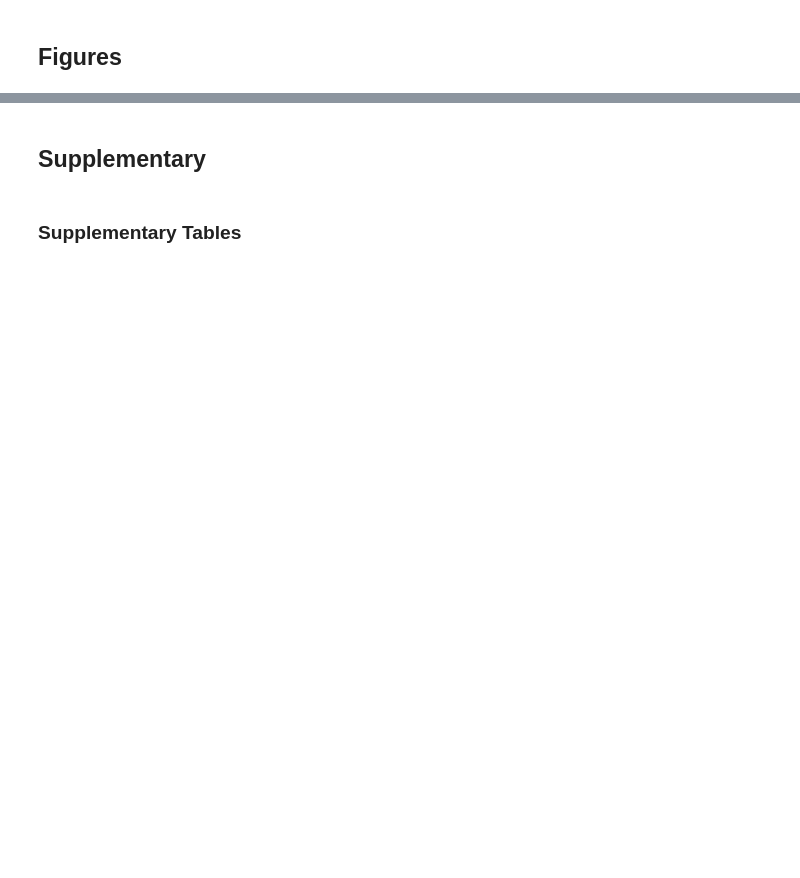
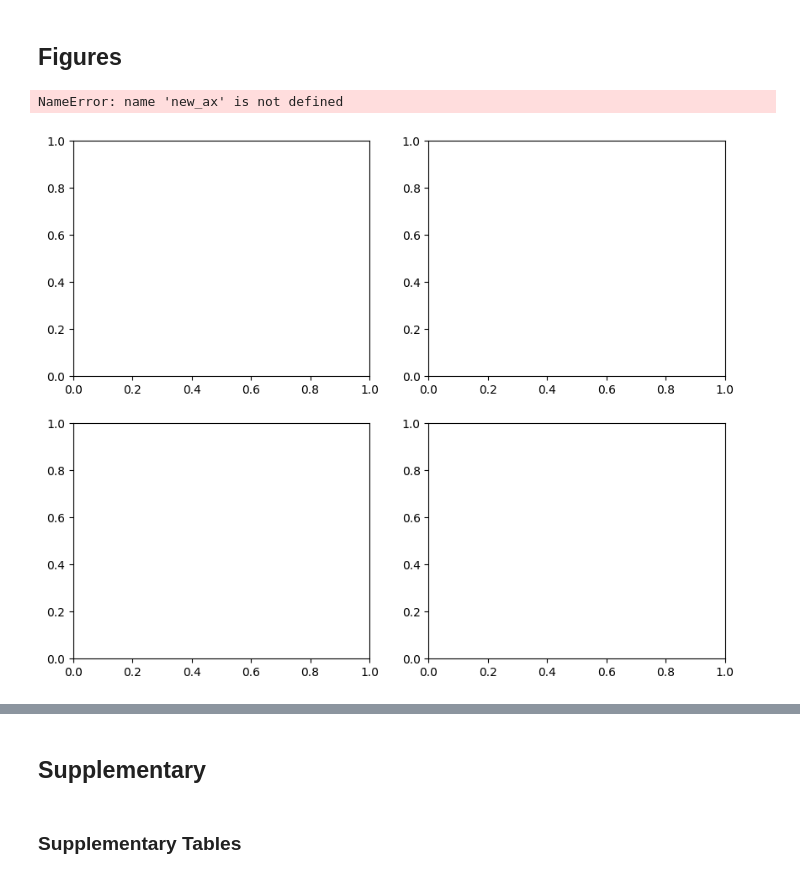
Before and after one commit to dani2442/TMS_in_AD, a Jupyter notebook: 03_modeling_neurolib/petTOAD_final_analysis.ipynb, the cells around one changed output, grey strips where cells are left out. Saved outputs shown, nothing was run; the diff lists cells and outputs as text; code cells hidden in the pictures; blank space fills up the shorter version.

```diff
--- a/03_modeling_neurolib/petTOAD_final_analysis.ipynb
+++ b/03_modeling_neurolib/petTOAD_final_analysis.ipynb
@@ -552,7 +559,7 @@ df_G_rand_big = df_G_rand_big[(df_G_rand_big["b"] <= 0) & (df_G_rand_big["w"] <=
 # Load the clinical dataframe with the groupings
 df_petTOAD_pre = pd.read_csv(RES_DIR / "df_petTOAD.csv")
 df_petTOAD_pre["PTID"] = df_petTOAD_pre["PTID"].str.replace("_", "")
-df_petTOAD_pre = df_petTOAD_pre.rename(columns={"Group_bin_Fazekas_2.0": "Group_Fazekas_2.0"})
+df_petTOAD_pre = df_petTOAD_pre.rename(columns={"Group_bin_Fazekas": "Group_Fazekas_2.0"})
 df_petTOAD_pre['WMH_bin'] = np.where(df_petTOAD_pre["Group_Fazekas_2.0"].str.contains("no_WMH"), "no_WMH", "WMH")
 df_petTOAD = df_petTOAD_pre[df_petTOAD_pre["WMH_load_subj_space"] < 80000]
 
@@ -1194,28 +1252,34 @@ df_table1_bis
 # %%
 # Plot the boxplot
 fig, axs = plt.subplots(2, 2, figsize = (10, 8))
+
+# Optional: Set a title for the new subplot
+new_ax.set_title('New Subplot')
 plot_obs(df_max_comp_score_CN, "comp_score", axs[0, 0])
 plot_obs(df_max_comp_score_mci, "comp_score", axs[0, 1])
 axs[0, 0].set_xlabel("")
 axs[0, 1].set_xlabel("")
 axs[0, 0].set_ylabel("GFS")
 axs[0, 1].set_ylabel("GFS")
 axs[0, 0].set_title("CU WMH")
 axs[0, 1].set_title("MCI WMH")
 plot_random_comparison(df_max_comp_score_boxplot_compare_rand_cn, "comp_score", axs[1, 0])
 plot_random_comparison(df_max_comp_score_boxplot_compare_rand_mci, "comp_score", axs[1, 1])
 axs[1, 0].set_xlabel("Model type")
 axs[1, 1].set_xlabel("Model type")
 axs[1, 0].set_ylabel("GFS")
 axs[1, 1].set_ylabel("GFS")
 axs[1, 0].legend(loc = "upper right", bbox_to_anchor=(1.02, 1.175))
 axs[1, 1].legend(loc = "upper right", bbox_to_anchor=(1.02, 1.175))
 axs = axs.flat
 
 for n, ax in enumerate(axs):
 
     ax.text(-0.1, 1.1, string.ascii_uppercase[n], transform=ax.transAxes,
             size=20, weight='bold')
 fig.tight_layout()
+# %% [output]
+NameError: name 'new_ax' is not defined
+[figure, added]
 # %%
 plot_CN_mci_comparison("comp_score", df_max_boxplot_compare)
```
Also changed, not shown: parts of 9 cells of this notebook.
